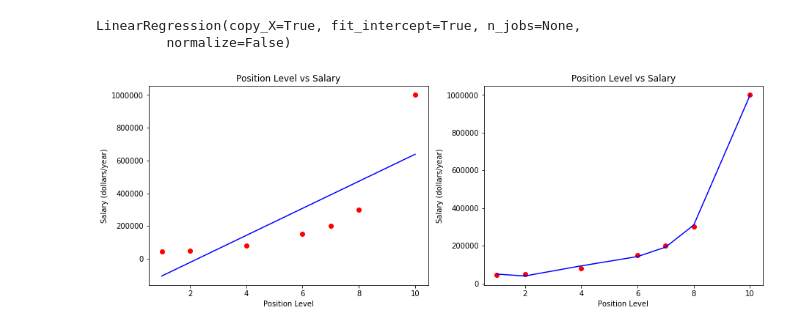
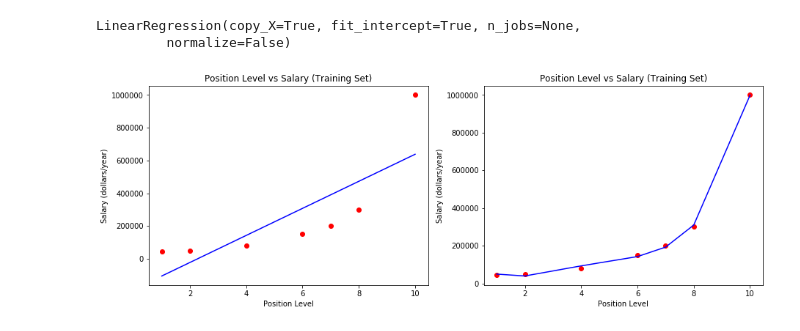
Before and after one commit to thongvhoang/Statistical-Machine-Learning, a Jupyter notebook: Learn-polynomial-regression/Position-Salaries-Prediction/Position-Salaries-Prediction.ipynb, the cells around one changed output. Saved outputs shown, nothing was run; the diff lists cells and outputs as text; code cells hidden in the pictures.

```diff
--- a/Learn-polynomial-regression/Position-Salaries-Prediction/Position-Salaries-Prediction.ipynb
+++ b/Learn-polynomial-regression/Position-Salaries-Prediction/Position-Salaries-Prediction.ipynb
@@ -51,22 +52,22 @@ LinearRegression(copy_X=True, fit_intercept=True, n_jobs=None,
 # %%
 plt.figure(figsize=(15,5))
 
 Y_pred = lin_reg.predict(X_train)
 plt.subplot(1,2,1)
 plt.scatter(X_train, Y_train, color="red")
 plt.plot(X_train, Y_pred, color = "blue")
-plt.title("Position Level vs Salary")
+plt.title("Position Level vs Salary (Training Set)")
 plt.xlabel("Position Level")
 plt.ylabel("Salary (dollars/year)")
 
 Y_poly_pred = poly_lin_reg.predict(X_poly)
 plt.subplot(1,2,2)
 plt.scatter(X_train, Y_train, color = "red")
 plt.plot(X_train, Y_poly_pred, color = "blue")
-plt.title("Position Level vs Salary")
+plt.title("Position Level vs Salary (Training Set)")
 plt.xlabel("Position Level")
 plt.ylabel("Salary (dollars/year)")
 plt.show()
 # %% [output]
-[figure, old version]
+[figure, new version]
 # %%
```
Also changed, not shown: parts of 6 cells of this notebook, 10 other files.
